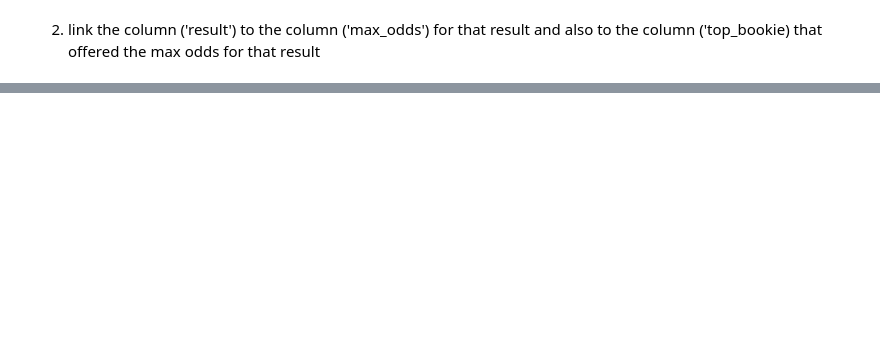
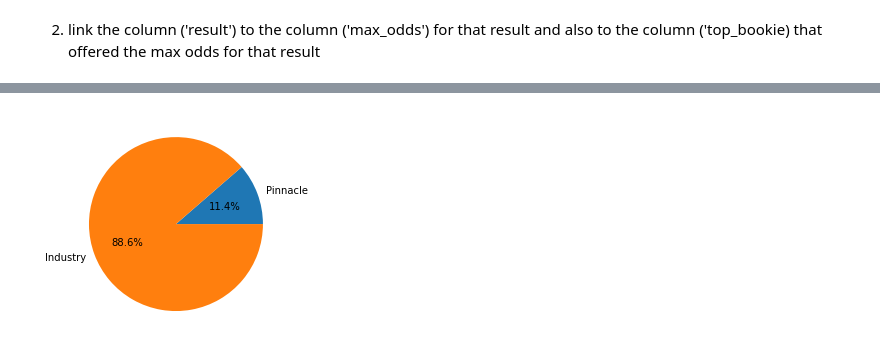
Before and after one commit to heuzec/UCDPA_CiaranHeuze, a Jupyter notebook: project.ipynb, the cells around one changed output, grey strips where cells are left out. Saved outputs shown, nothing was run; the diff lists cells and outputs as text; code cells hidden in the pictures; blank space fills up the shorter version.

```diff
--- a/project.ipynb
+++ b/project.ipynb
@@ -98,17 +186,19 @@ industry_avg
 # %%
 odds_bookie = dict()
 
 
 key_Pinnacle = "Pinnacle"
 
 key_Industry = "Industry"
 
 
-odds_bookie[keyPinnacle] = closing_odds[closing_odds['bookie']=="Pinnacle Sports"]['bookie'].count()
+odds_bookie[key_Pinnacle] = closing_odds[closing_odds['bookie']=="Pinnacle Sports"]['bookie'].count()
 
-odds_bookie[keyOther] = closing_odds[closing_odds['bookie']!="Pinnacle Sports"]['bookie'].count()
+odds_bookie[key_Industry] = closing_odds[closing_odds['bookie']!="Pinnacle Sports"]['bookie'].count()
 
 
-plt.pie(odds_dict.values(), labels=odds_dict.keys(), autopct='%1.1f%%')
+plt.pie(odds_bookie.values(), labels=odds_bookie.keys(), autopct='%1.1f%%')
 
 plt.show()
+# %% [output]
+[figure, added]
```
Also changed, not shown: parts of 11 cells of this notebook.
